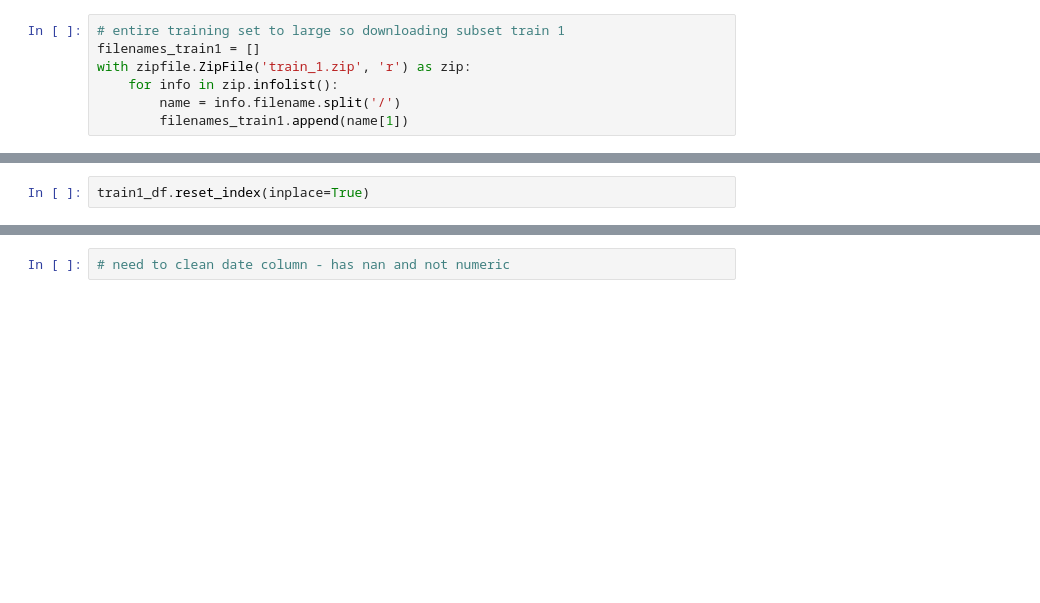
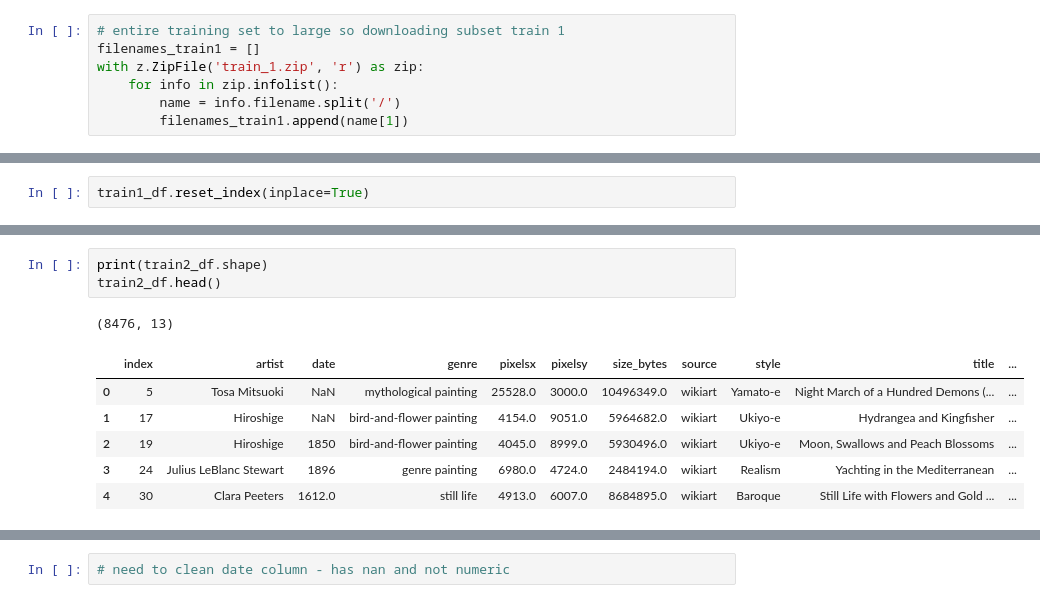
Before and after one commit to Aditikk00/artist-identification, a Jupyter notebook: FinalProj.ipynb, the cells around one changed output, grey strips where cells are left out. Cells and saved outputs as stored; diff of their text form; blank space fills up the shorter version.

```diff
--- a/FinalProj.ipynb
+++ b/FinalProj.ipynb
@@ -94,7 +95,7 @@ Name: artist, Length: 110, dtype: int64
 # %%
 # entire training set to large so downloading subset train 1
 filenames_train1 = []
-with zipfile.ZipFile('train_1.zip', 'r') as zip:
+with z.ZipFile('train_1.zip', 'r') as zip:
     for info in zip.infolist():
         name = info.filename.split('/')
         filenames_train1.append(name[1])
@@ -117,0 +128,11 @@ train1_df.shape
+# %%
+print(train2_df.shape)
+train2_df.head()
+# %% [output]
+(8476, 13)
+|  | index | artist | date | genre | pixelsx | pixelsy | size_bytes | source | style | title | ... |
+| 0 | 5 | Tosa Mitsuoki | NaN | mythological painting | 25528.0 | 3000.0 | 10496349.0 | wikiart | Yamato-e | Night March of a Hundred Demons (... | ... |
+| 1 | 17 | Hiroshige | NaN | bird-and-flower painting | 4154.0 | 9051.0 | 5964682.0 | wikiart | Ukiyo-e | Hydrangea and Kingfisher | ... |
+| 2 | 19 | Hiroshige | 1850 | bird-and-flower painting | 4045.0 | 8999.0 | 5930496.0 | wikiart | Ukiyo-e | Moon, Swallows and Peach Blossoms | ... |
+| 3 | 24 | Julius LeBlanc Stewart | 1896 | genre painting | 6980.0 | 4724.0 | 2484194.0 | wikiart | Realism | Yachting in the Mediterranean | ... |
+| 4 | 30 | Clara Peeters | 1612.0 | still life | 4913.0 | 6007.0 | 8684895.0 | wikiart | Baroque | Still Life with Flowers and Gold ... | ... |
```
Also changed, not shown: parts of 28 cells of this notebook, 1 other file.
